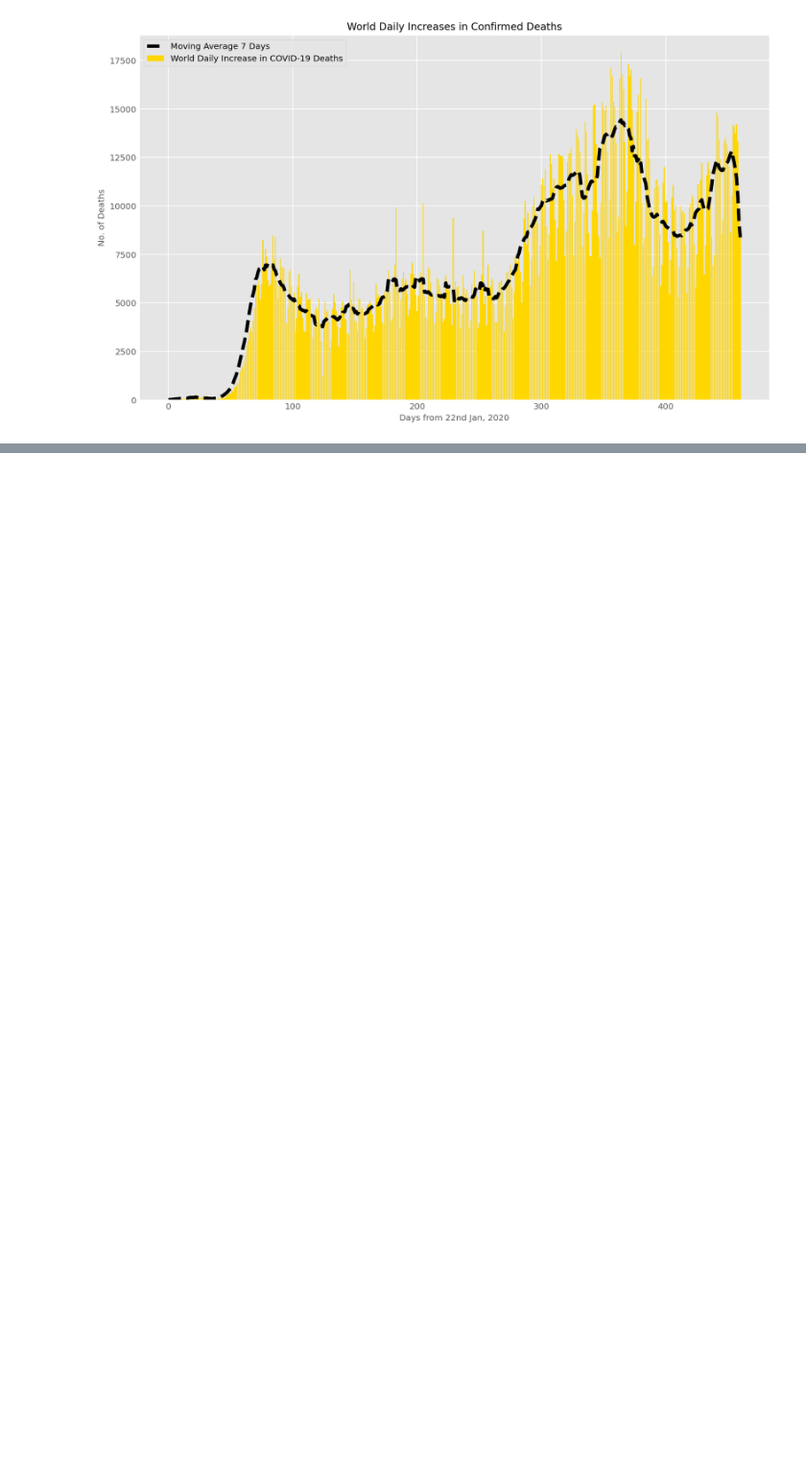
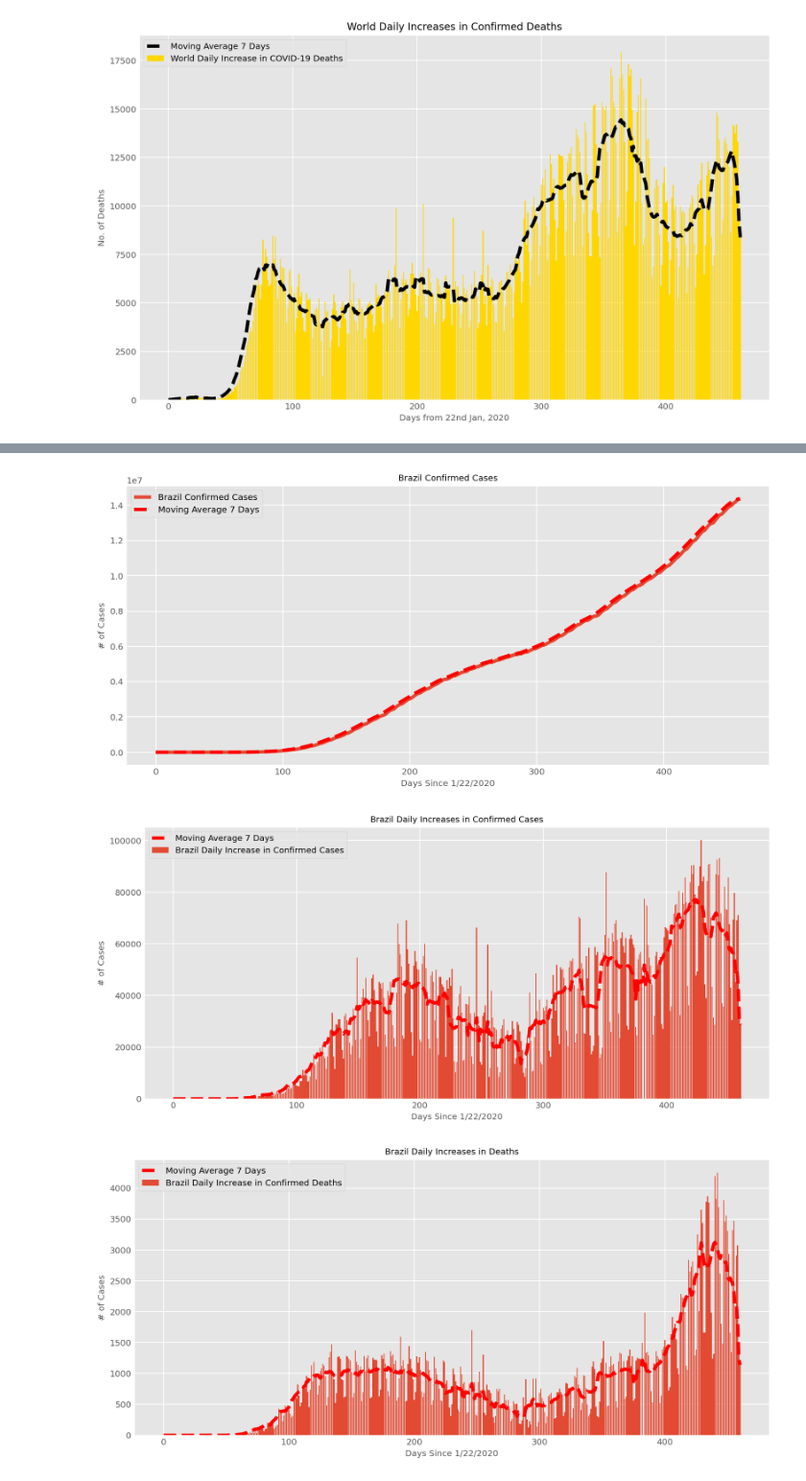
Before and after one commit to mrunallll/COVID-19-Visualizations, a Jupyter notebook: COVID_19_Modelling.ipynb, the cells around one changed output, grey strips where cells are left out. Shown at 96% size. Drawn from its saved outputs; the diff is of its cells as text; code cells hidden in the pictures; blank space fills up the shorter version.

```diff
--- a/COVID_19_Modelling.ipynb
+++ b/COVID_19_Modelling.ipynb
@@ -242,0 +313,9 @@ plt.show()
+# %%
+countries = ['Brazil']
+
+for country in countries:
+    country_visualizations(country)
+# %% [output]
+[figure, added]
+[figure, added]
+[figure, added]
```
Also changed, not shown: parts of 5 cells of this notebook.
